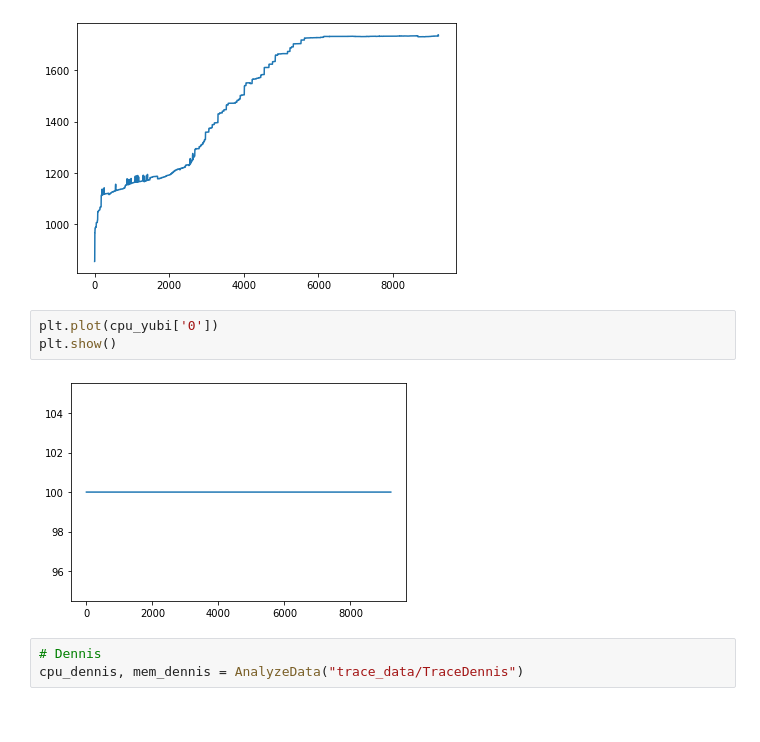
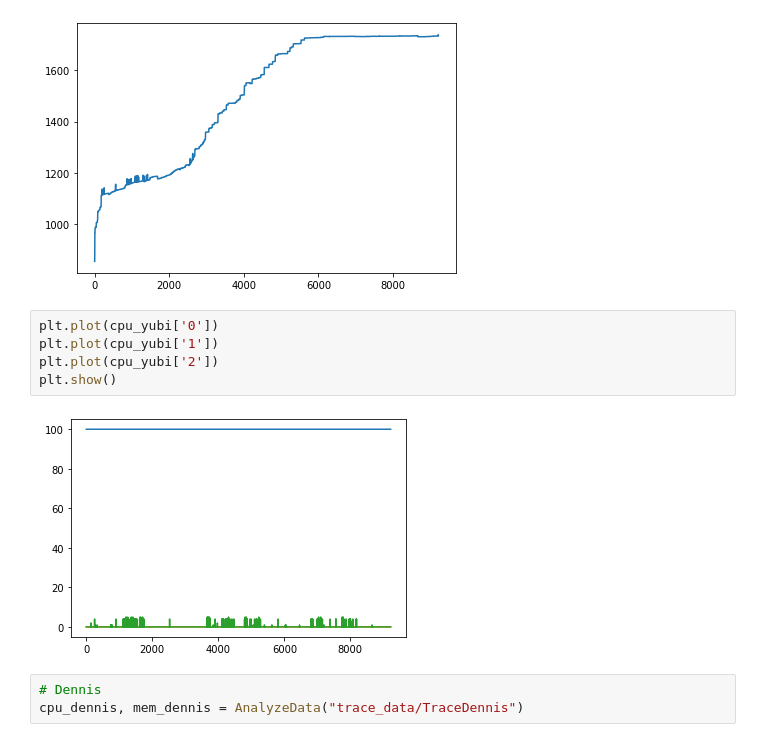
Before and after one commit to dipayan2/gmaude, a Jupyter notebook: DataAnalysis.ipynb, the cells around one changed output. Saved outputs shown, nothing was run; the diff lists cells and outputs as text.

```diff
--- a/DataAnalysis.ipynb
+++ b/DataAnalysis.ipynb
@@ -63,9 +63,11 @@ plt.show()
 [figure]
 # %%
 plt.plot(cpu_yubi['0'])
+plt.plot(cpu_yubi['1'])
+plt.plot(cpu_yubi['2'])
 plt.show()
 # %% [output]
-[figure, old version]
+[figure, new version]
 # %%
 # Dennis
 cpu_dennis, mem_dennis = AnalyzeData("trace_data/TraceDennis")
```
Also changed, not shown: parts of 1 cell of this notebook, 2 other files.
